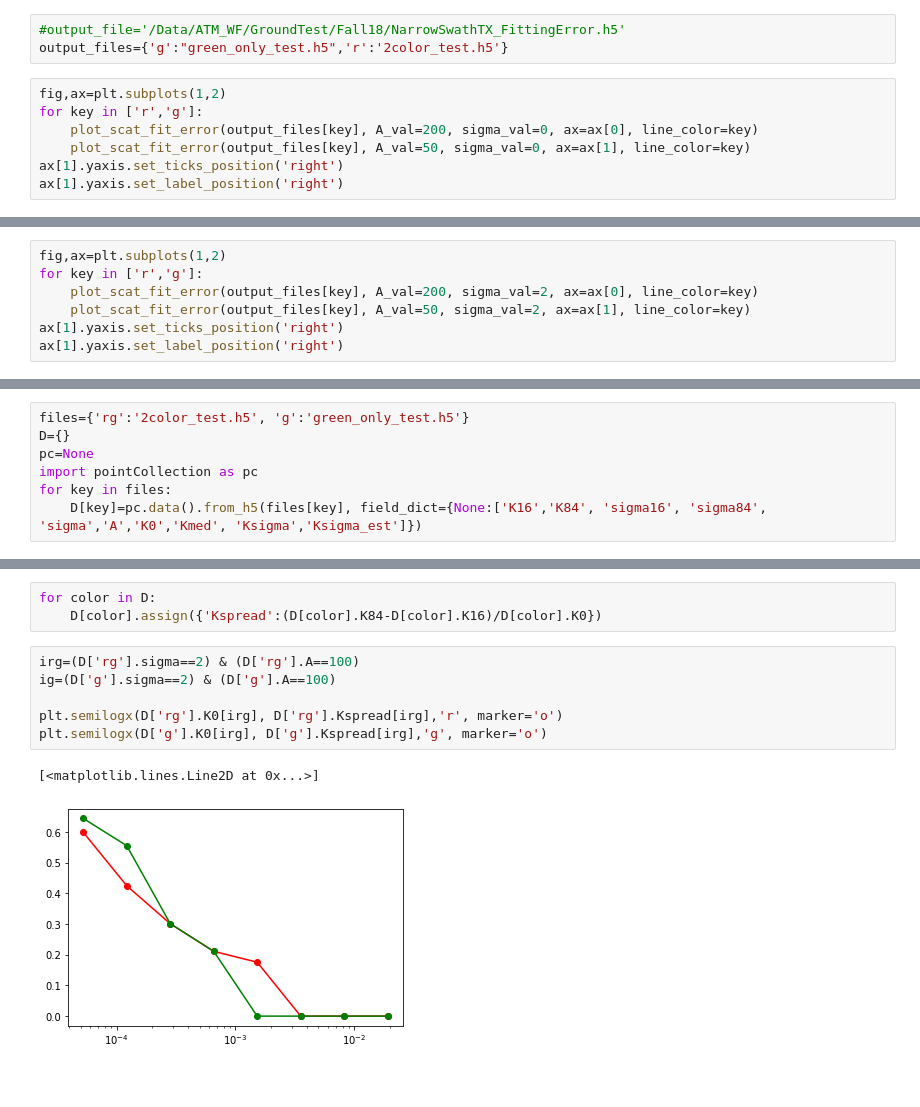
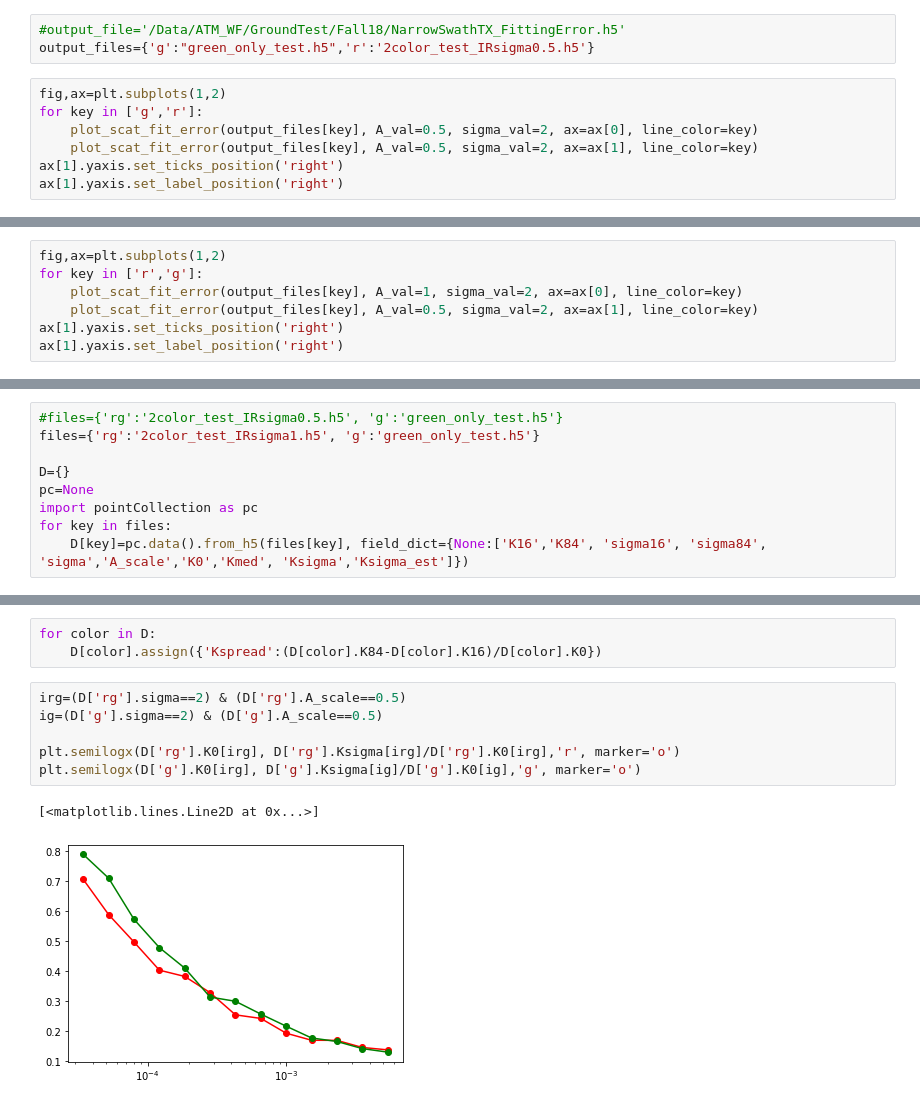
Before and after one commit to SmithB/ATM_waveform, a Jupyter notebook: subsurface_scat_fit_stats.ipynb, the cells around one changed output, grey strips where cells are left out. Saved outputs shown, nothing was run; the diff lists cells and outputs as text.

Commit message:
work on error analysis

```diff
--- a/subsurface_scat_fit_stats.ipynb
+++ b/subsurface_scat_fit_stats.ipynb
@@ -97,12 +98,12 @@ plt.ylabel('misfit')
 This plot illustrates the fitting process: We try a series of $r_{eff}$ values; for each $r_{eff}$ we search a raneg of $\sigma$ values; for each $\sigma$ value we search a range of $\delta t$ values, and for each $\delta t$ value we perform a least-squares for for A.  (whew!)
 # %%
 #output_file='/Data/ATM_WF/GroundTest/Fall18/NarrowSwathTX_FittingError.h5'
-output_files={'g':"green_only_test.h5",'r':'2color_test.h5'}
+output_files={'g':"green_only_test.h5",'r':'2color_test_IRsigma0.5.h5'}
 # %%
 fig,ax=plt.subplots(1,2)
-for key in ['r','g']:
-    plot_scat_fit_error(output_files[key], A_val=200, sigma_val=0, ax=ax[0], line_color=key)
-    plot_scat_fit_error(output_files[key], A_val=50, sigma_val=0, ax=ax[1], line_color=key)
+for key in ['g','r']:
+    plot_scat_fit_error(output_files[key], A_val=0.5, sigma_val=2, ax=ax[0], line_color=key)
+    plot_scat_fit_error(output_files[key], A_val=0.5, sigma_val=2, ax=ax[1], line_color=key)
 ax[1].yaxis.set_ticks_position('right')
 ax[1].yaxis.set_label_position('right')
 # %% [output]
@@ -112,8 +113,8 @@ As long as $\sigma$ is small, we see good recovery of $r_{eff}$ down to very sma
 # %%
 fig,ax=plt.subplots(1,2)
 for key in ['r','g']:
-    plot_scat_fit_error(output_files[key], A_val=200, sigma_val=2, ax=ax[0], line_color=key)
-    plot_scat_fit_error(output_files[key], A_val=50, sigma_val=2, ax=ax[1], line_color=key)
+    plot_scat_fit_error(output_files[key], A_val=1, sigma_val=2, ax=ax[0], line_color=key)
+    plot_scat_fit_error(output_files[key], A_val=0.5, sigma_val=2, ax=ax[1], line_color=key)
 ax[1].yaxis.set_ticks_position('right')
 ax[1].yaxis.set_label_position('right')
 # %% [output]
@@ -121,7 +122,9 @@ ax[1].yaxis.set_label_position('right')
 # %%
-files={'rg':'2color_test.h5', 'g':'green_only_test.h5'}
+#files={'rg':'2color_test_IRsigma0.5.h5', 'g':'green_only_test.h5'}
+files={'rg':'2color_test_IRsigma1.h5', 'g':'green_only_test.h5'}
+
 D={}
 pc=None
 import pointCollection as pc
 for key in files:
-    D[key]=pc.data().from_h5(files[key], field_dict={None:['K16','K84', 'sigma16', 'sigma84', 'sigma','A','K0','Kmed', 'Ksigma','Ksigma_est']})
+    D[key]=pc.data().from_h5(files[key], field_dict={None:['K16','K84', 'sigma16', 'sigma84', 'sigma','A_scale','K0','Kmed', 'Ksigma','Ksigma_est']})
@@ -135,13 +154,13 @@ with fields:
 for color in D:
     D[color].assign({'Kspread':(D[color].K84-D[color].K16)/D[color].K0})
 # %%
-irg=(D['rg'].sigma==2) & (D['rg'].A==100)
-ig=(D['g'].sigma==2) & (D['g'].A==100)
+irg=(D['rg'].sigma==2) & (D['rg'].A_scale==0.5)
+ig=(D['g'].sigma==2) & (D['g'].A_scale==0.5)
 
-plt.semilogx(D['rg'].K0[irg], D['rg'].Kspread[irg],'r', marker='o')
-plt.semilogx(D['g'].K0[irg], D['g'].Kspread[irg],'g', marker='o')
+plt.semilogx(D['rg'].K0[irg], D['rg'].Ksigma[irg]/D['rg'].K0[irg],'r', marker='o')
+plt.semilogx(D['g'].K0[irg], D['g'].Ksigma[ig]/D['g'].K0[ig],'g', marker='o')
 # %% [output]
 [<matplotlib.lines.Line2D at 0x...>]
-[figure, old version]
+[figure, new version]
 # %%
 np.unique(D['rg'].A)
```
Also changed, not shown: parts of 6 cells of this notebook, 1 other file.
